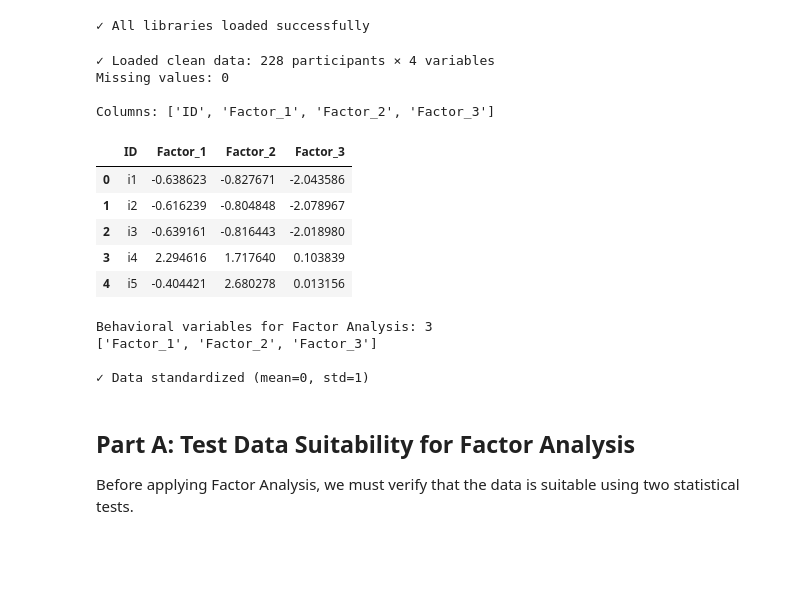
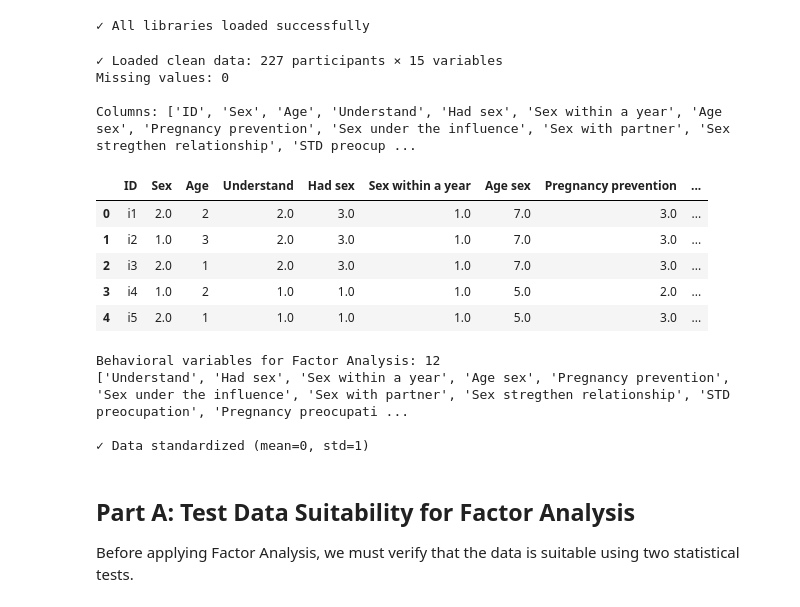
Before and after one commit to isarodas10/master-thesis, a Jupyter notebook: notebooks/03_factor_analysis_clustering.ipynb, the cells around one changed output. Drawn from its saved outputs; the diff is of its cells as text; code cells hidden in the pictures; blank space fills up the shorter version.

```diff
--- a/notebooks/03_factor_analysis_clustering.ipynb
+++ b/notebooks/03_factor_analysis_clustering.ipynb
@@ -78,25 +78,25 @@ print("✓ All libraries loaded successfully")
 ✓ All libraries loaded successfully
 # %%
 # Load cleaned data from Notebook 2
-df = pd.read_csv('../Data/1_Preprocess/datos_preprocesados_FA.csv')
+df = pd.read_csv('../Data/1_Preprocess/preprocessed_data.csv')
 
 print(f"✓ Loaded clean data: {df.shape[0]} participants × {df.shape[1]} variables")
 print(f"Missing values: {df.isnull().sum().sum()}")
 print(f"\nColumns: {list(df.columns)}")
 
 # Preview data
 df.head()
 # %% [output]
-✓ Loaded clean data: 228 participants × 4 variables
+✓ Loaded clean data: 227 participants × 15 variables
 Missing values: 0
 
-Columns: ['ID', 'Factor_1', 'Factor_2', 'Factor_3']
+Columns: ['ID', 'Sex', 'Age', 'Understand', 'Had sex', 'Sex within a year', 'Age sex', 'Pregnancy prevention', 'Sex under the influence', 'Sex with partner', 'Sex stregthen relationship', 'STD preocup ...
-|  | ID | Factor_1 | Factor_2 | Factor_3 |
-| 0 | i1 | -0.638623 | -0.827671 | -2.043586 |
-| 1 | i2 | -0.616239 | -0.804848 | -2.078967 |
-| 2 | i3 | -0.639161 | -0.816443 | -2.018980 |
-| 3 | i4 | 2.294616 | 1.717640 | 0.103839 |
-| 4 | i5 | -0.404421 | 2.680278 | 0.013156 |
+|  | ID | Sex | Age | Understand | Had sex | Sex within a year | Age sex | Pregnancy prevention | ... |
+| 0 | i1 | 2.0 | 2 | 2.0 | 3.0 | 1.0 | 7.0 | 3.0 | ... |
+| 1 | i2 | 1.0 | 3 | 2.0 | 3.0 | 1.0 | 7.0 | 3.0 | ... |
+| 2 | i3 | 2.0 | 1 | 2.0 | 3.0 | 1.0 | 7.0 | 3.0 | ... |
+| 3 | i4 | 1.0 | 2 | 1.0 | 1.0 | 1.0 | 5.0 | 2.0 | ... |
+| 4 | i5 | 2.0 | 1 | 1.0 | 1.0 | 1.0 | 5.0 | 3.0 | ... |
 # %%
 # Prepare data for Factor Analysis
 # Exclude ID and demographic variables, keep behavioral variables only
@@ -112,8 +112,8 @@ data_scaled_df = pd.DataFrame(data_scaled, columns=behavioral_vars.columns)
 
 print(f"\n✓ Data standardized (mean=0, std=1)")
 # %% [output]
-Behavioral variables for Factor Analysis: 3
-['Factor_1', 'Factor_2', 'Factor_3']
+Behavioral variables for Factor Analysis: 12
+['Understand', 'Had sex', 'Sex within a year', 'Age sex', 'Pregnancy prevention', 'Sex under the influence', 'Sex with partner', 'Sex stregthen relationship', 'STD preocupation', 'Pregnancy preocupati ...
 
 ✓ Data standardized (mean=0, std=1)
 # %% [markdown]
```
Also changed, not shown: parts of 22 cells of this notebook.
